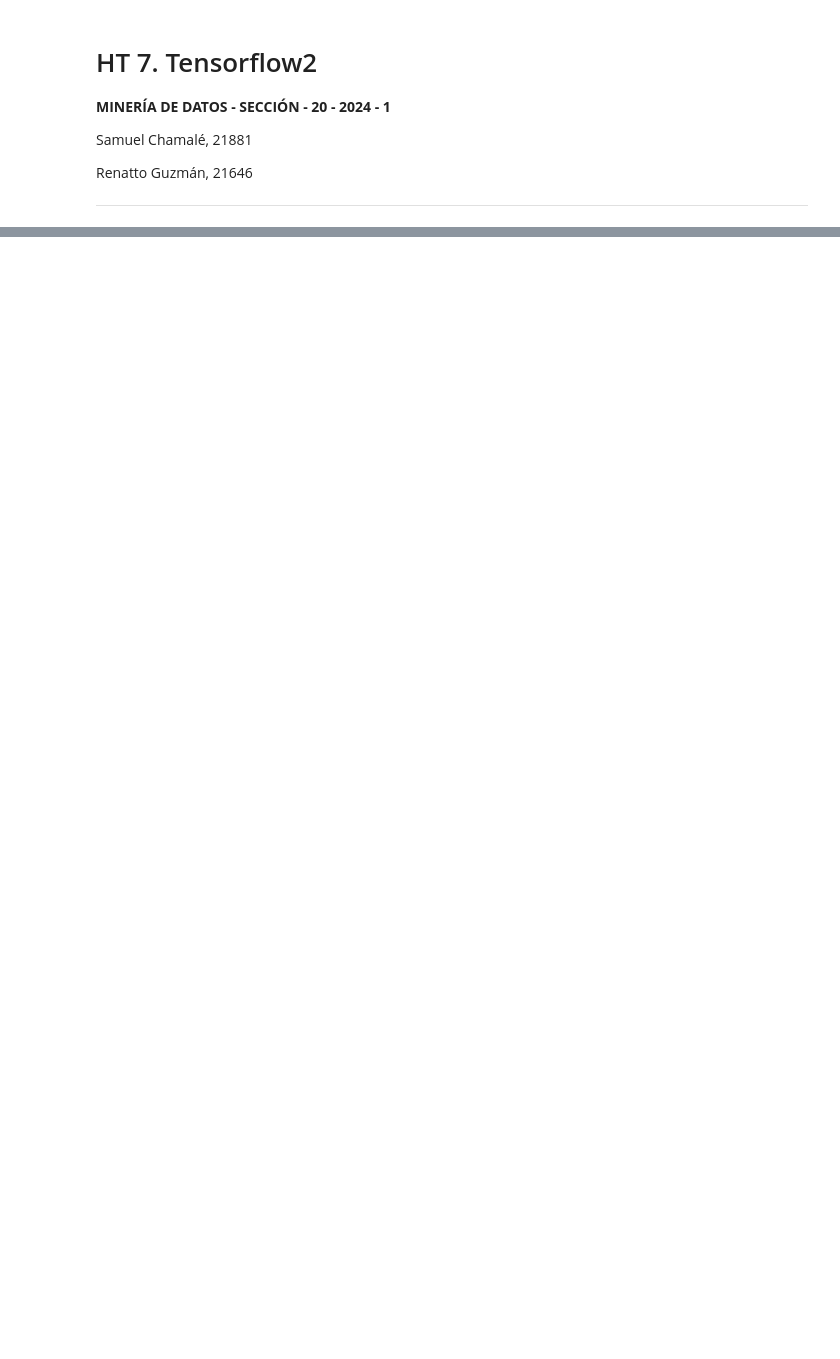
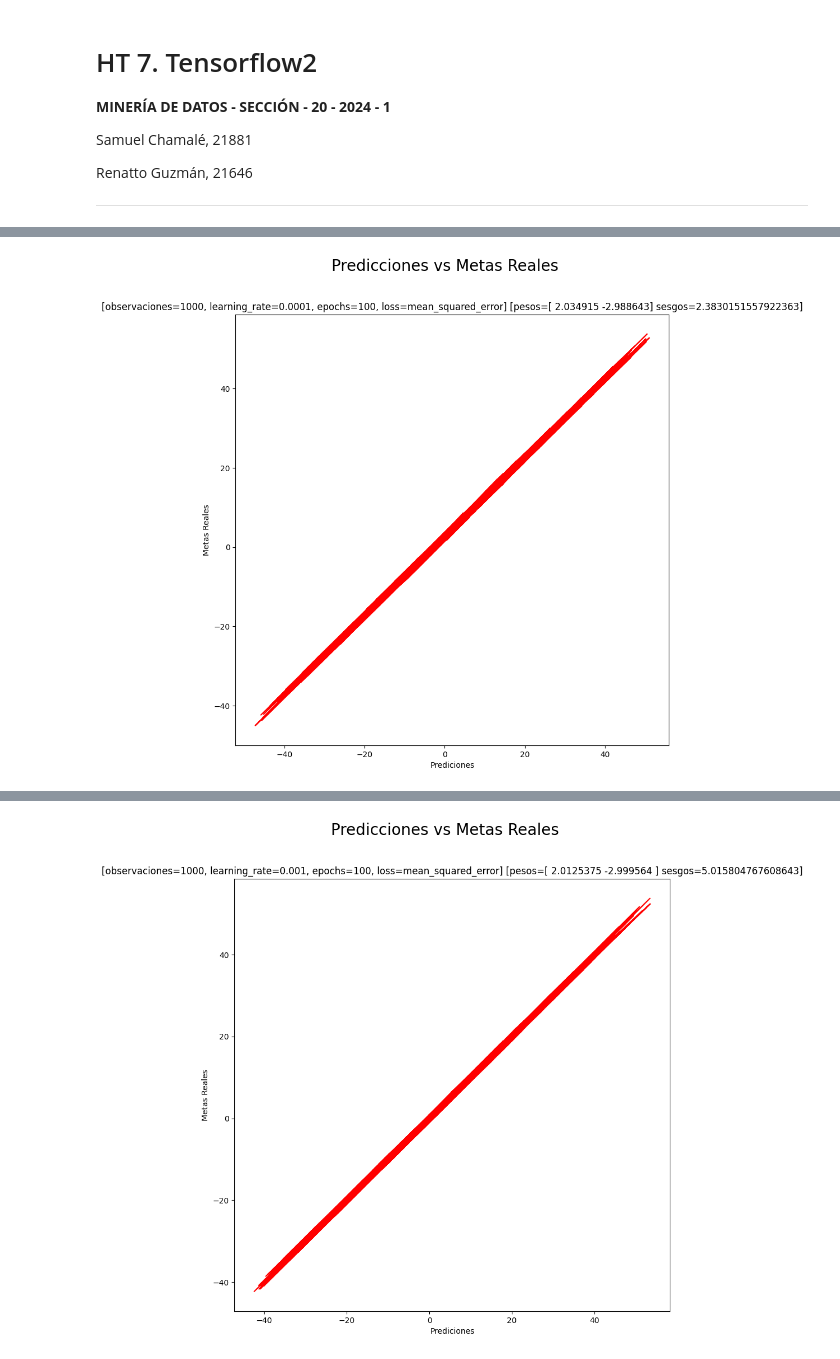
Before and after one commit to chamale-rac/tensorflow-2, a Jupyter notebook: Tensorflow2.ipynb, the cells around one changed output, grey strips where cells are left out. Cells and saved outputs as stored; diff of their text form; code cells hidden in the pictures; blank space fills up the shorter version.

```diff
--- a/Tensorflow2.ipynb
+++ b/Tensorflow2.ipynb
@@ -70,0 +140,6 @@ simpleLinearRegression(observaciones=1000, learning_rate=0.02,
+# %%
+# Experimente con diferentes valores para la tasa de aprendizaje. Los valores como
+# 0.0001, 0.001, 0.1, 1 son interesantes para observar.
+for learning_rate in [0.0001, 0.001, 0.1, 1.0]:
+    simpleLinearRegression(learning_rate=learning_rate)
+# %% [output]
@@ -70,0 +147 @@ simpleLinearRegression(observaciones=1000, learning_rate=0.02,
+[figure, added]
@@ -70,0 +149 @@ simpleLinearRegression(observaciones=1000, learning_rate=0.02,
+[figure, added]
```
Also changed, not shown: parts of 13 cells of this notebook.
